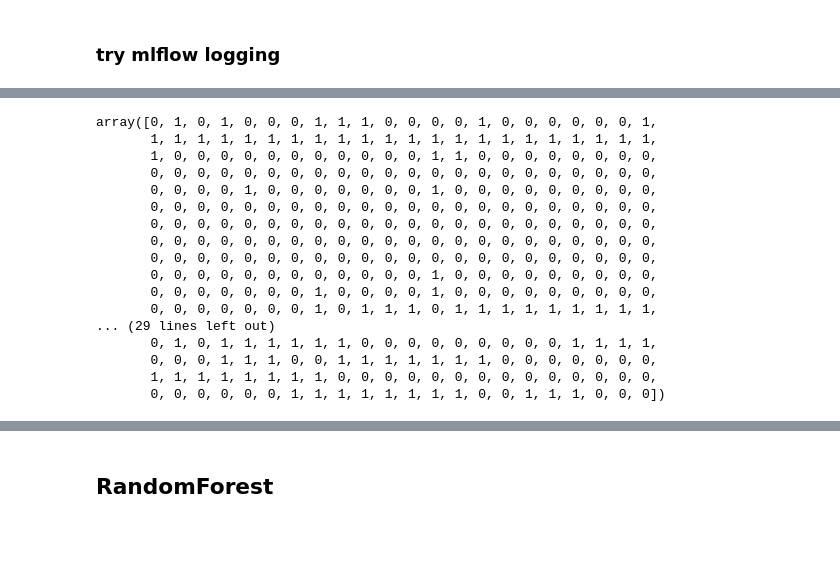
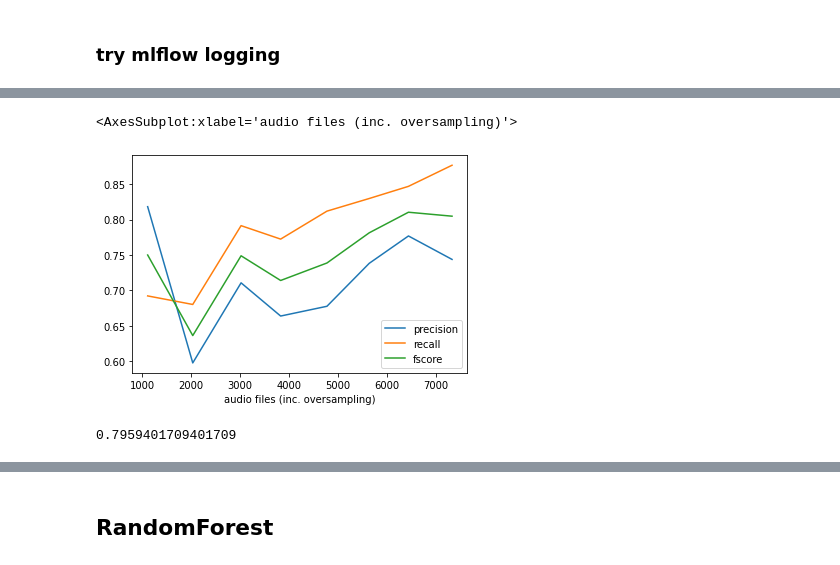
Before and after one commit to axelth/hasp, a Jupyter notebook: notebooks/axelth_849_modeling.ipynb, the cells around one changed output, grey strips where cells are left out. Drawn from its saved outputs; the diff is of its cells as text; code cells hidden in the pictures; blank space fills up the shorter version.

```diff
--- a/notebooks/axelth_849_modeling.ipynb
+++ b/notebooks/axelth_849_modeling.ipynb
@@ -88,6 +113,3 @@ Model architectures for treating each audio file as a single example and classif
 ## SVC
 # %%
 from sklearn.svm import SVC
-# %%
-model_svc = SVC(C=4)
-model_svc.fit(train_pre, train_y)
@@ -136,11 +115,0 @@ weighted avg       0.48      0.49      0.47       990
-# %%
-%%time
-svc_ovsamp_pipeline = make_oversampled_feature_pipeline()
-svc_ovsamp_pipeline.set_params(
-**{'estimator': SVC(C=4),
- 'mean_mfcc__kw_args': {'sr': 16000,'n_mfcc': 16,
-  'n_fft': 256,'hop_length': 128,
-  'fmin': 0.0, 'fmax': 5000, 'n_mels': 98},
-  'over_sampler': OverSampler(augment_method='AddGaussianNoise')}
-)
-svc_ovsamp_pipeline.fit(train_fold, train_y)
@@ -290,21 +276,7 @@ Wall time: 5min 7s
-# %%
-np.where(np.isin(tmp_val_pred, [1,3,8]), 1, 0)
-# tmp_val_pred
-# %% [output]
-array([0, 1, 0, 1, 0, 0, 0, 1, 1, 1, 0, 0, 0, 0, 1, 0, 0, 0, 0, 0, 0, 1,
-       1, 1, 1, 1, 1, 1, 1, 1, 1, 1, 1, 1, 1, 1, 1, 1, 1, 1, 1, 1, 1, 1,
-       1, 0, 0, 0, 0, 0, 0, 0, 0, 0, 0, 0, 1, 1, 0, 0, 0, 0, 0, 0, 0, 0,
-       0, 0, 0, 0, 0, 0, 0, 0, 0, 0, 0, 0, 0, 0, 0, 0, 0, 0, 0, 0, 0, 0,
-       0, 0, 0, 0, 1, 0, 0, 0, 0, 0, 0, 0, 1, 0, 0, 0, 0, 0, 0, 0, 0, 0,
-       0, 0, 0, 0, 0, 0, 0, 0, 0, 0, 0, 0, 0, 0, 0, 0, 0, 0, 0, 0, 0, 0,
-       0, 0, 0, 0, 0, 0, 0, 0, 0, 0, 0, 0, 0, 0, 0, 0, 0, 0, 0, 0, 0, 0,
-       0, 0, 0, 0, 0, 0, 0, 0, 0, 0, 0, 0, 0, 0, 0, 0, 0, 0, 0, 0, 0, 0,
-       0, 0, 0, 0, 0, 0, 0, 0, 0, 0, 0, 0, 0, 0, 0, 0, 0, 0, 0, 0, 0, 0,
-       0, 0, 0, 0, 0, 0, 0, 0, 0, 0, 0, 0, 1, 0, 0, 0, 0, 0, 0, 0, 0, 0,
-       0, 0, 0, 0, 0, 0, 0, 1, 0, 0, 0, 0, 1, 0, 0, 0, 0, 0, 0, 0, 0, 0,
-       0, 0, 0, 0, 0, 0, 0, 1, 0, 1, 1, 1, 0, 1, 1, 1, 1, 1, 1, 1, 1, 1,
-... (29 lines left out)
-       0, 1, 0, 1, 1, 1, 1, 1, 1, 0, 0, 0, 0, 0, 0, 0, 0, 0, 1, 1, 1, 1,
-       0, 0, 0, 1, 1, 1, 0, 0, 1, 1, 1, 1, 1, 1, 1, 0, 0, 0, 0, 0, 0, 0,
-       1, 1, 1, 1, 1, 1, 1, 1, 0, 0, 0, 0, 0, 0, 0, 0, 0, 0, 0, 0, 0, 0,
-       0, 0, 0, 0, 0, 0, 1, 1, 1, 1, 1, 1, 1, 1, 0, 0, 1, 1, 1, 0, 0, 0])
+# %%
+res_df = pd.DataFrame(res_dict).T.rename(columns={0:'precision', 1:'recall', 2:'fscore', 3:'ovsamp_n'})#.drop(columns='support')
+# %%
+res_df.astype({'ovsamp_n':int}).set_index('ovsamp_n').plot(xlabel='audio files (inc. oversampling)')
+# %% [output]
+<AxesSubplot:xlabel='audio files (inc. oversampling)'>
+[figure, added]
@@ -310,0 +298,4 @@ array([0, 1, 0, 1, 0, 0, 0, 1, 1, 1, 0, 0, 0, 0, 1, 0, 0, 0, 0, 0, 0, 1,
+# %%
+tmp_pipeline.score(snippets, combine_classes([1,3,8], test_y, binary=True))
+# %% [output]
+0.7959401709401709
```
Also changed, not shown: parts of 30 cells of this notebook.
